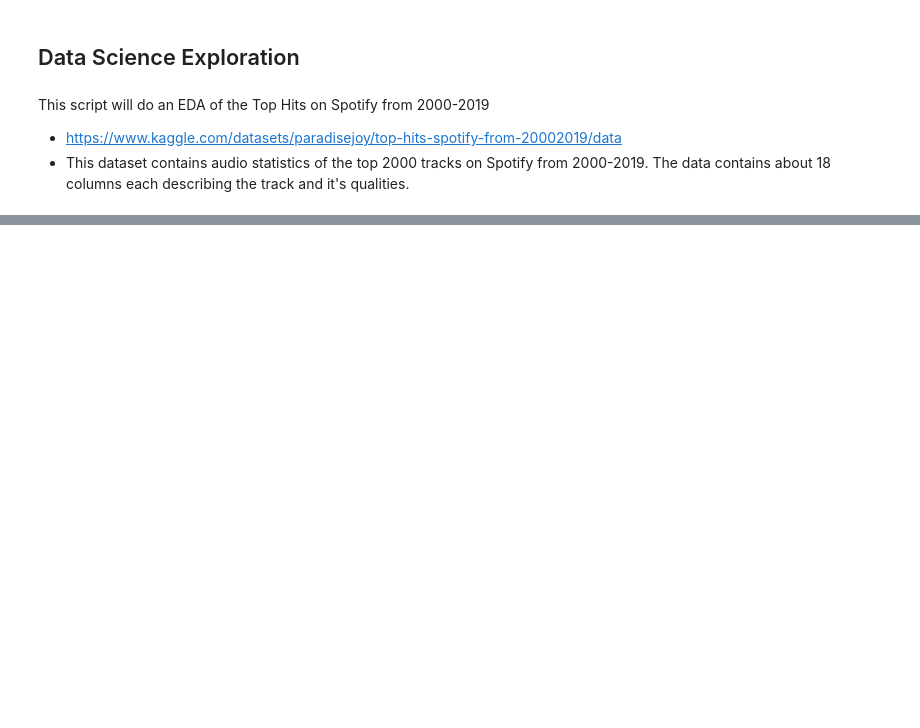
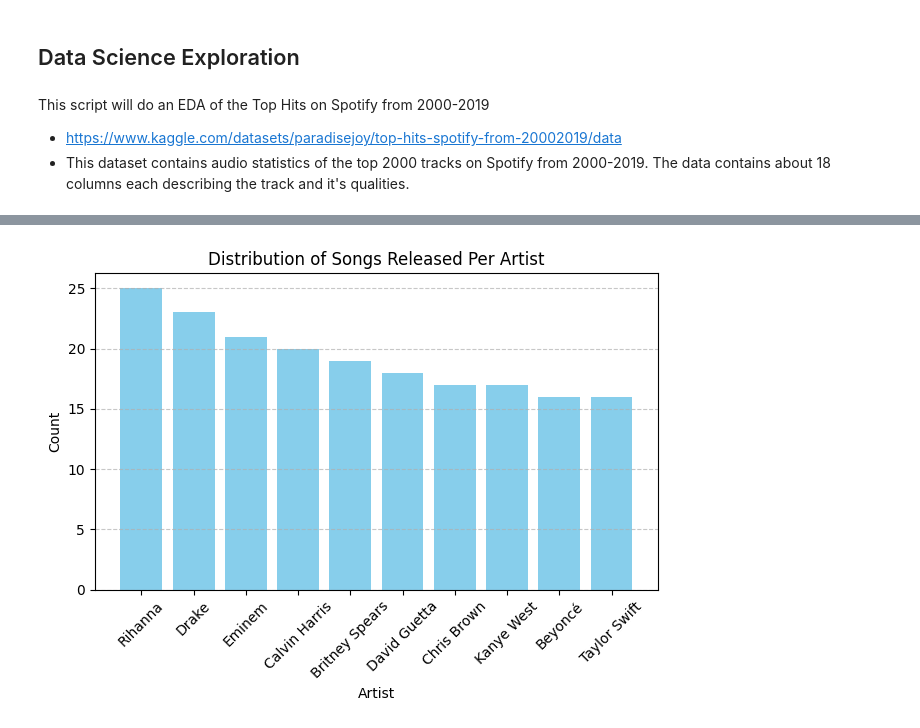
Before and after one commit to harribailye/DataScienceExplore, a Jupyter notebook: spotifyEDA.ipynb, the cells around one changed output, grey strips where cells are left out. Saved outputs shown, nothing was run; the diff lists cells and outputs as text; code cells hidden in the pictures; blank space fills up the shorter version.

```diff
--- a/spotifyEDA.ipynb
+++ b/spotifyEDA.ipynb
@@ -148,0 +149,23 @@ Predicted Genre: ['hip hop, pop']
+# %%
+# Group the data by artist and get a count for each year
+artist_counts = spotifyData['artist'].value_counts().sort_index().sort_values(ascending=False)
+
+# Get the top 10 artists
+top_artists = artist_counts.head(10)
+spotifyData_filtered = spotifyData[spotifyData['artist'].isin(top_artists.index)]
+
+# Count the occurrences of each genre in the filtered dataset
+consolidated_artist_counts = spotifyData_filtered['artist'].value_counts().sort_index().sort_values(ascending=False)
+# %%
+# Plot the artist counts
+plt.figure()
+plt.bar(consolidated_artist_counts.index, consolidated_artist_counts.values, color='skyblue')
+plt.title('Distribution of Songs Released Per Artist')
+plt.xlabel('Artist')
+plt.ylabel('Count')
+plt.grid(axis='y', linestyle='--', alpha=0.7)
+plt.xticks(rotation=45)
+plt.tight_layout()
+plt.show()
+# %% [output]
+[figure, added]
```
Also changed, not shown: parts of 49 cells of this notebook, 1 other file.
